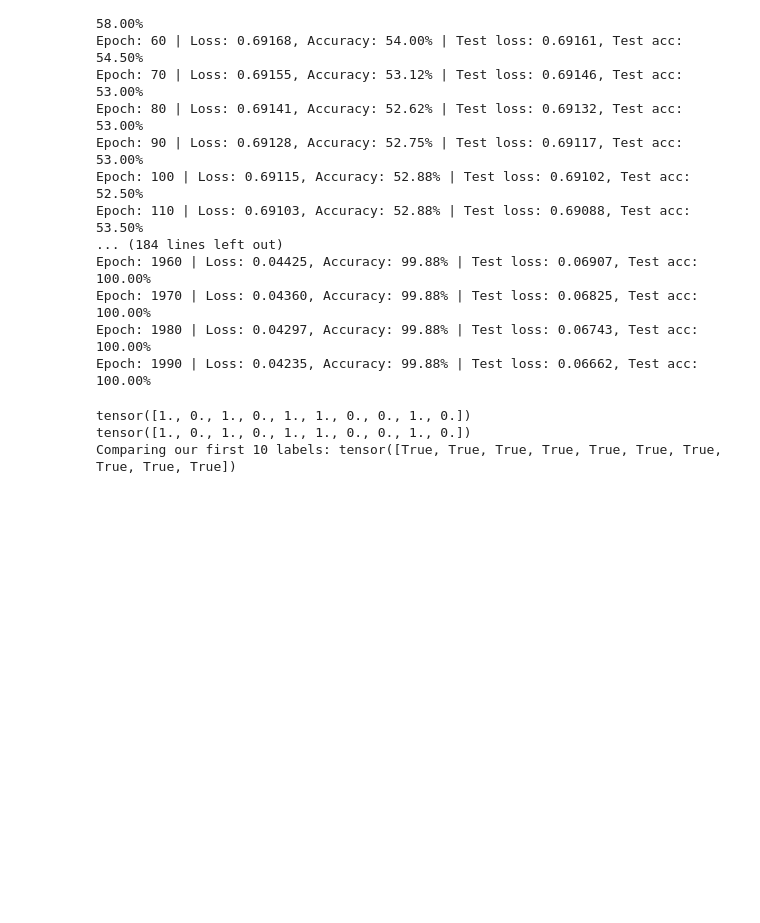
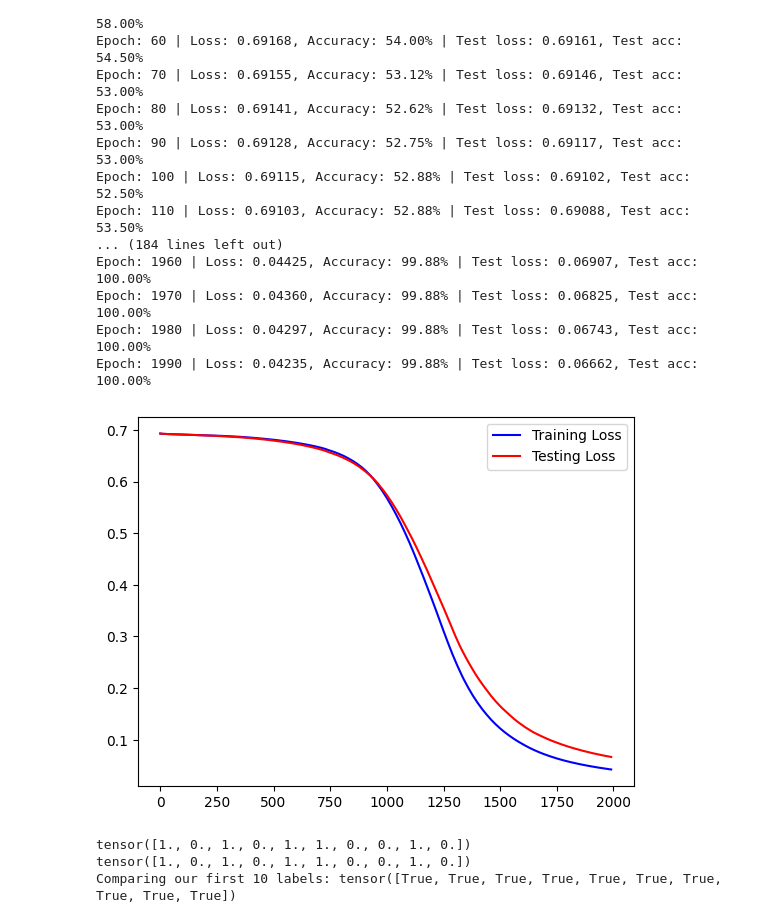
Before and after one commit to ahrarbinaslam/pytorch-tutorial, a Jupyter notebook: Neural_Network_Classification_with_PyTorch.ipynb, the cells around one changed output. Drawn from its saved outputs; the diff is of its cells as text; code cells hidden in the pictures; blank space fills up the shorter version.

```diff
--- a/Neural_Network_Classification_with_PyTorch.ipynb
+++ b/Neural_Network_Classification_with_PyTorch.ipynb
@@ -368,6 +368,10 @@ optimizer = torch.optim.SGD(model_1.parameters(), lr=0.1)
 # %%
 torch.manual_seed(42)
 epochs = 2000
+
+epoch_count=[]
+training_loss_values=[]
+testing_loss_values=[]
 
 X_train, y_train = X_train.to(device), y_train.to(device)
 X_test, y_test = X_test.to(device), y_test.to(device)
@@ -397,6 +401,9 @@ for epoch in range(epochs):
 
   if epoch % 10 == 0:
     print(f"Epoch: {epoch} | Loss: {training_loss:.5f}, Accuracy: {training_acc:.2f}% | Test loss: {test_loss:.5f}, Test acc: {test_acc:.2f}%")
+    training_loss_values.append(training_loss.detach().numpy())
+    testing_loss_values.append(test_loss.detach().numpy())
+    epoch_count.append(epoch)
 # %% [output]
 Epoch: 0 | Loss: 0.69295, Accuracy: 50.00% | Test loss: 0.69319, Test acc: 50.00%
 Epoch: 10 | Loss: 0.69248, Accuracy: 50.50% | Test loss: 0.69260, Test acc: 50.00%
@@ -415,6 +422,13 @@ Epoch: 1960 | Loss: 0.04425, Accuracy: 99.88% | Test loss: 0.06907, Test acc: 10
 Epoch: 1970 | Loss: 0.04360, Accuracy: 99.88% | Test loss: 0.06825, Test acc: 100.00%
 Epoch: 1980 | Loss: 0.04297, Accuracy: 99.88% | Test loss: 0.06743, Test acc: 100.00%
 Epoch: 1990 | Loss: 0.04235, Accuracy: 99.88% | Test loss: 0.06662, Test acc: 100.00%
+# %%
+plt.plot(epoch_count, training_loss_values, c="b", label="Training Loss")
+plt.plot(epoch_count, testing_loss_values, c="r", label="Testing Loss")
+plt.legend(loc="best")
+plt.show()
+# %% [output]
+[figure, added]
 # %%
 # Predicting labels with our model
 
```
Also changed, not shown: parts of 1 cell of this notebook.
